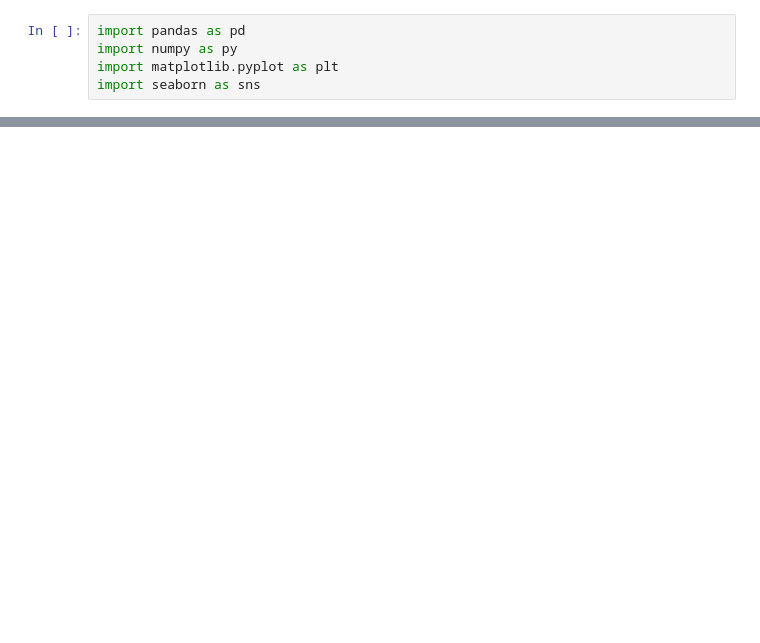
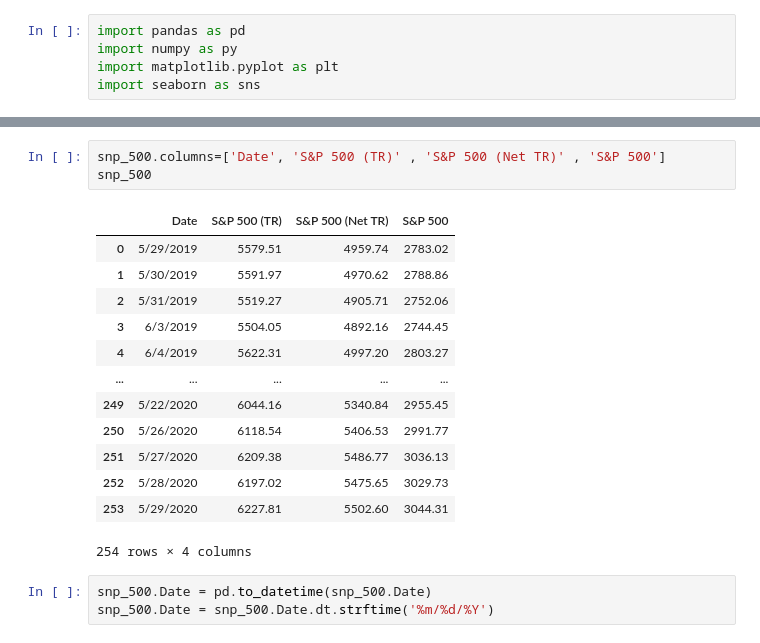
Before and after one commit to mtylerrobbins/NSS_Capstone_Stimulus, a Jupyter notebook: Notebooks/Capstone_covid_stimulus.ipynb, the cells around one changed output, grey strips where cells are left out. Saved outputs shown, nothing was run; the diff lists cells and outputs as text; blank space fills up the shorter version.

```diff
--- a/Notebooks/Capstone_covid_stimulus.ipynb
+++ b/Notebooks/Capstone_covid_stimulus.ipynb
@@ -70,0 +118,20 @@ memory usage: 8.1 KB
+# %%
+snp_500.columns=['Date', 'S&P 500 (TR)' , 'S&P 500 (Net TR)' , 'S&P 500']
+snp_500
+# %% [output]
+|  | Date | S&P 500 (TR) | S&P 500 (Net TR) | S&P 500 |
+| 0 | 5/29/2019 | 5579.51 | 4959.74 | 2783.02 |
+| 1 | 5/30/2019 | 5591.97 | 4970.62 | 2788.86 |
+| 2 | 5/31/2019 | 5519.27 | 4905.71 | 2752.06 |
+| 3 | 6/3/2019 | 5504.05 | 4892.16 | 2744.45 |
+| 4 | 6/4/2019 | 5622.31 | 4997.20 | 2803.27 |
+| ... | ... | ... | ... | ... |
+| 249 | 5/22/2020 | 6044.16 | 5340.84 | 2955.45 |
+| 250 | 5/26/2020 | 6118.54 | 5406.53 | 2991.77 |
+| 251 | 5/27/2020 | 6209.38 | 5486.77 | 3036.13 |
+| 252 | 5/28/2020 | 6197.02 | 5475.65 | 3029.73 |
+| 253 | 5/29/2020 | 6227.81 | 5502.60 | 3044.31 |
+254 rows × 4 columns
+# %%
+snp_500.Date = pd.to_datetime(snp_500.Date)
+snp_500.Date = snp_500.Date.dt.strftime('%m/%d/%Y')
```
Also changed, not shown: parts of 17 cells of this notebook, 1 other file.
